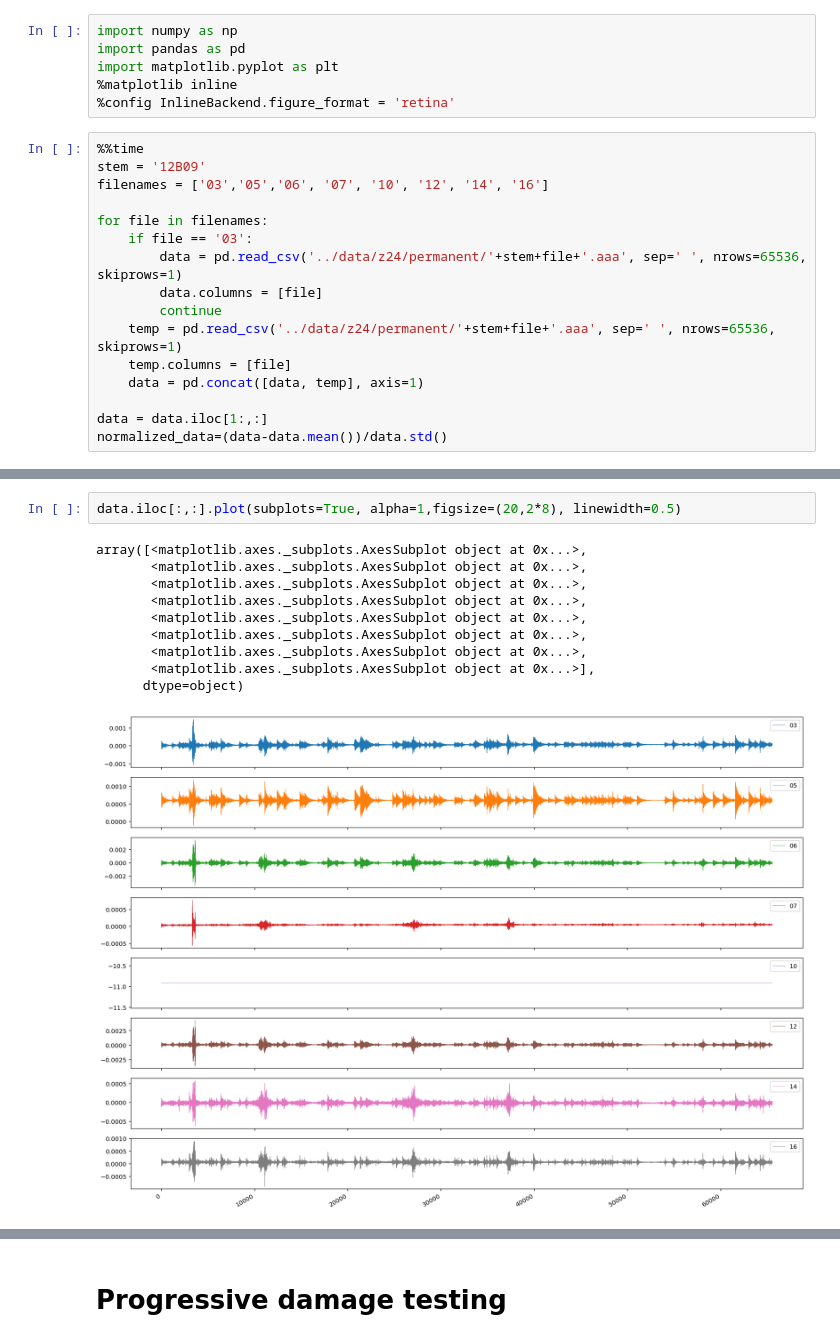
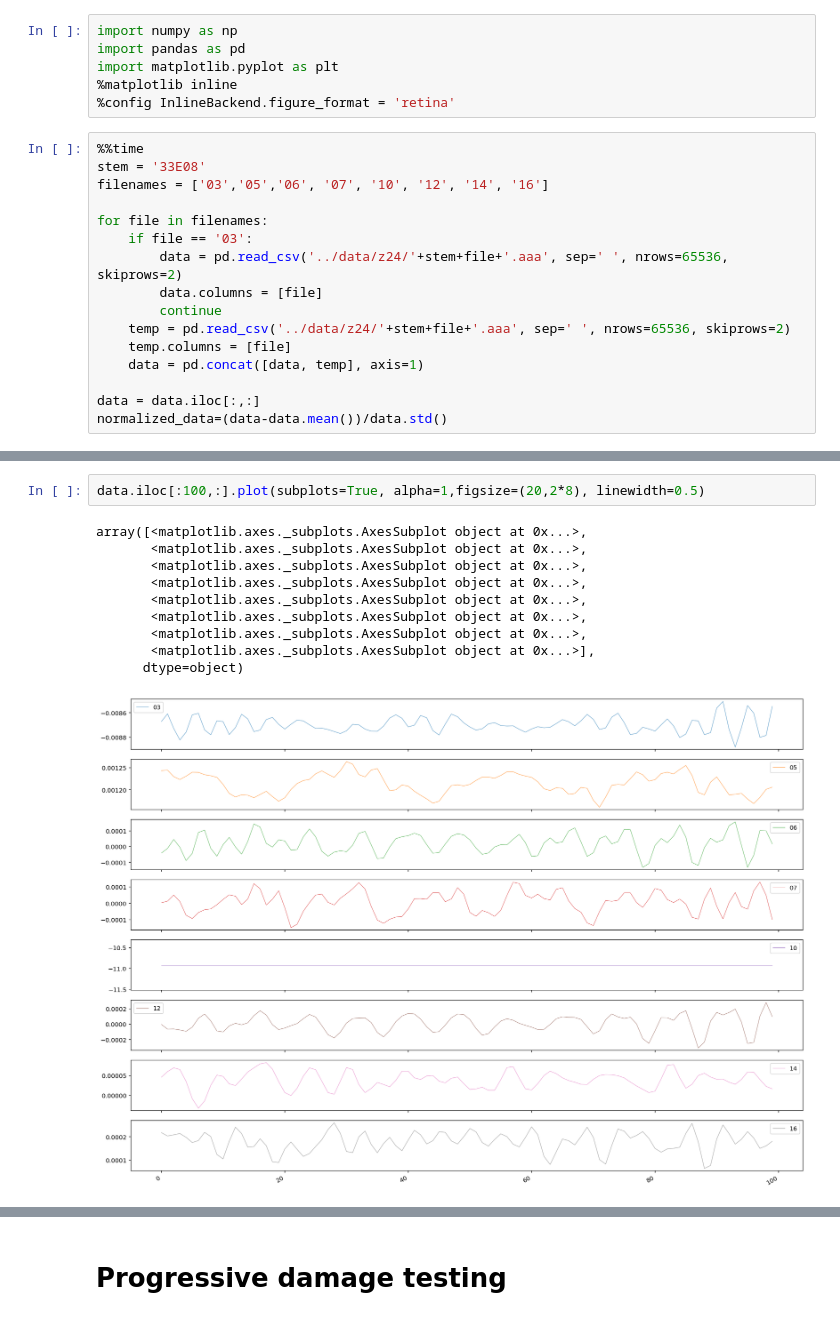
Before and after one commit to davidsteinar/structural-uncertainty, a Jupyter notebook: notebooks/z24-data-explore.ipynb, the cells around one changed output, grey strips where cells are left out. Saved outputs shown, nothing was run; the diff lists cells and outputs as text.

```diff
--- a/notebooks/z24-data-explore.ipynb
+++ b/notebooks/z24-data-explore.ipynb
@@ -6,18 +6,18 @@ import matplotlib.pyplot as plt
 %config InlineBackend.figure_format = 'retina'
 # %%
 %%time
-stem = '12B09'
+stem = '33E08'
 filenames = ['03','05','06', '07', '10', '12', '14', '16']
 
 for file in filenames:
     if file == '03':
-        data = pd.read_csv('../data/z24/permanent/'+stem+file+'.aaa', sep=' ', nrows=65536, skiprows=1)
+        data = pd.read_csv('../data/z24/'+stem+file+'.aaa', sep=' ', nrows=65536, skiprows=2)
         data.columns = [file]
         continue
-    temp = pd.read_csv('../data/z24/permanent/'+stem+file+'.aaa', sep=' ', nrows=65536, skiprows=1)
+    temp = pd.read_csv('../data/z24/'+stem+file+'.aaa', sep=' ', nrows=65536, skiprows=2)
     temp.columns = [file]
     data = pd.concat([data, temp], axis=1)
 
-data = data.iloc[1:,:]
+data = data.iloc[:,:]
 normalized_data=(data-data.mean())/data.std()
 # %% [output]
@@ -26,13 +50,13 @@ Wall time: 204 ms
 # %%
-data.iloc[:,:].plot(subplots=True, alpha=1,figsize=(20,2*8), linewidth=0.5)
+data.iloc[:100,:].plot(subplots=True, alpha=1,figsize=(20,2*8), linewidth=0.5)
 # %% [output]
 array([<matplotlib.axes._subplots.AxesSubplot object at 0x...>,
        <matplotlib.axes._subplots.AxesSubplot object at 0x...>,
        <matplotlib.axes._subplots.AxesSubplot object at 0x...>,
        <matplotlib.axes._subplots.AxesSubplot object at 0x...>,
        <matplotlib.axes._subplots.AxesSubplot object at 0x...>,
        <matplotlib.axes._subplots.AxesSubplot object at 0x...>,
        <matplotlib.axes._subplots.AxesSubplot object at 0x...>,
        <matplotlib.axes._subplots.AxesSubplot object at 0x...>],
       dtype=object)
-[figure, old version]
+[figure, new version]
```
Also changed, not shown: parts of 16 cells of this notebook, 47 other files.
